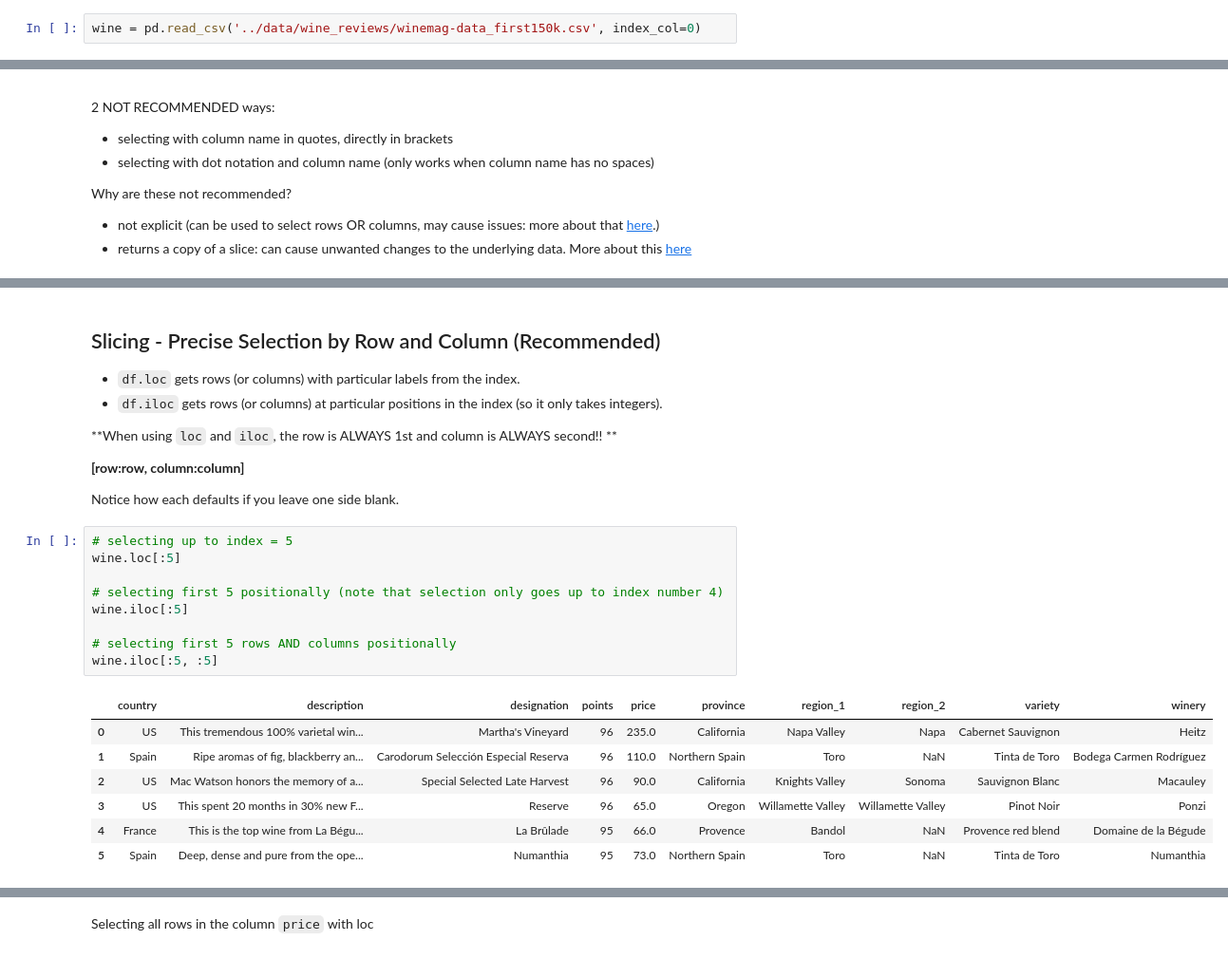
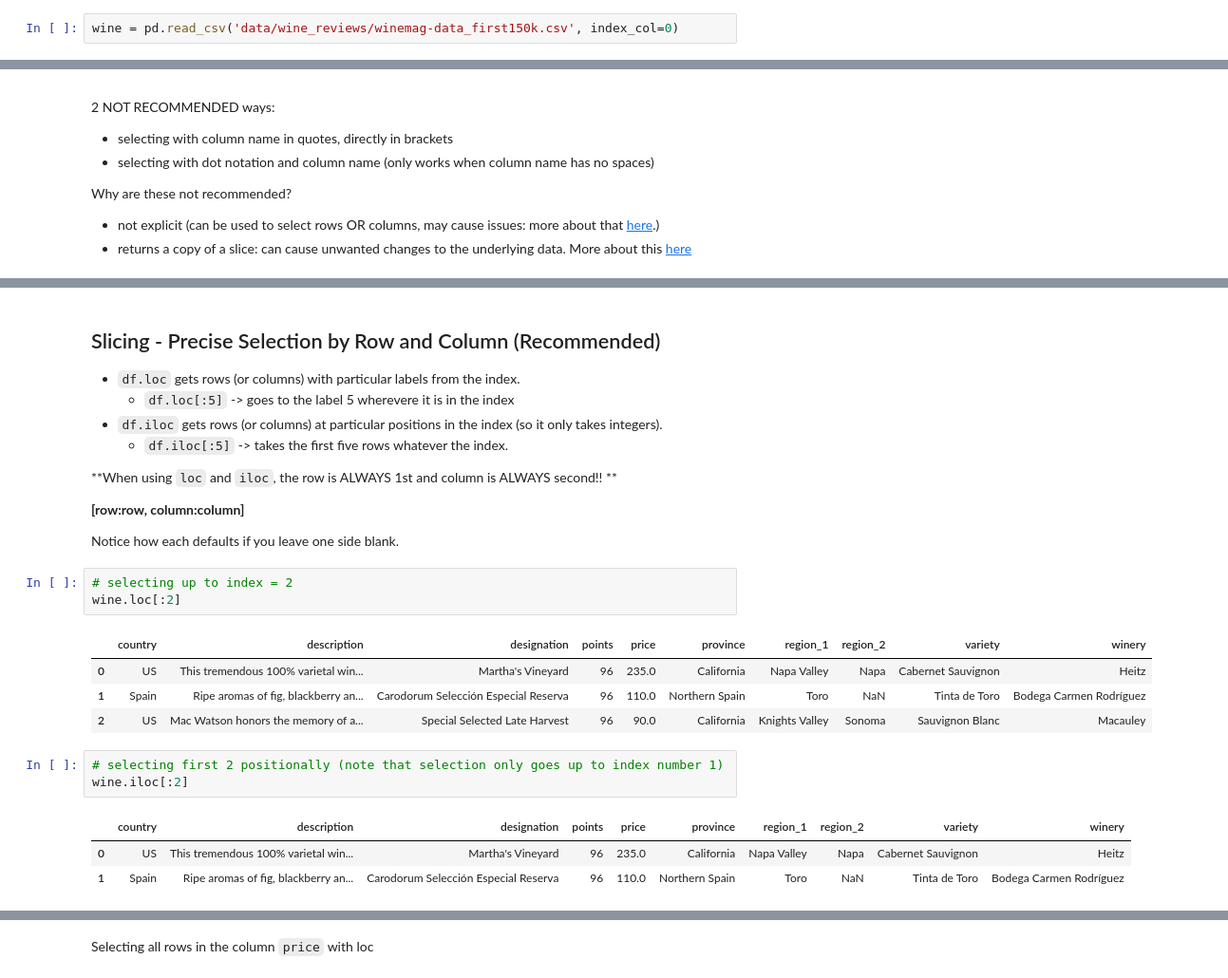
Before and after one commit to MaCoZu/dsr, a Jupyter notebook: DSR_Pandas/1. Intro to Pandas-answers.ipynb, the cells around one changed output, grey strips where cells are left out. Shown at 95% size. Cells and saved outputs as stored; diff of their text form.

```diff
--- a/DSR_Pandas/1. Intro to Pandas-answers.ipynb
+++ b/DSR_Pandas/1. Intro to Pandas-answers.ipynb
@@ -70,7 +71,7 @@ Throughout this tutorial, we will use practice data sets. Here, we use a dataset
 
 We use the read_csv function to load data from a csv file into a DataFrame:
 # %%
-wine = pd.read_csv('../data/wine_reviews/winemag-data_first150k.csv', index_col=0)
+wine = pd.read_csv('data/wine_reviews/winemag-data_first150k.csv', index_col=0)
 # %% [markdown]
 ### Quickly viewing data
 
@@ -175,28 +178,27 @@ Name: country, Length: 150930, dtype: object
 # %% [markdown]
 ## Slicing - Precise Selection by Row and Column (Recommended)
 - `df.loc` gets rows (or columns) with particular labels from the index.
+  - `df.loc[:5]` -> goes to the label 5 wherevere it is in the index
 - `df.iloc` gets rows (or columns) at particular positions in the index (so it only takes integers).
-
+  - `df.iloc[:5]` -> takes the first five rows whatever the index.
 
 **When using `loc` and `iloc`, the row is ALWAYS 1st and column is ALWAYS second!! **
 
 **[row:row, column:column]**
 
 Notice how each defaults if you leave one side blank.
+# %%
+# selecting up to index = 2
+wine.loc[:2]
+# %% [output]
+|  | country | description | designation | points | price | province | region_1 | region_2 | variety | winery |
+| 0 | US | This tremendous 100% varietal win... | Martha's Vineyard | 96 | 235.0 | California | Napa Valley | Napa | Cabernet Sauvignon | Heitz |
+| 1 | Spain | Ripe aromas of fig, blackberry an... | Carodorum Selección Especial Reserva | 96 | 110.0 | Northern Spain | Toro | NaN | Tinta de Toro | Bodega Carmen Rodríguez |
+| 2 | US | Mac Watson honors the memory of a... | Special Selected Late Harvest | 96 | 90.0 | California | Knights Valley | Sonoma | Sauvignon Blanc | Macauley |
 # %%
-# selecting up to index = 5
-wine.loc[:5]
-
-# selecting first 5 positionally (note that selection only goes up to index number 4)
-wine.iloc[:5]
-
-# selecting first 5 rows AND columns positionally
-wine.iloc[:5, :5]
+# selecting first 2 positionally (note that selection only goes up to index number 1)
+wine.iloc[:2]
 # %% [output]
 |  | country | description | designation | points | price | province | region_1 | region_2 | variety | winery |
 | 0 | US | This tremendous 100% varietal win... | Martha's Vineyard | 96 | 235.0 | California | Napa Valley | Napa | Cabernet Sauvignon | Heitz |
 | 1 | Spain | Ripe aromas of fig, blackberry an... | Carodorum Selección Especial Reserva | 96 | 110.0 | Northern Spain | Toro | NaN | Tinta de Toro | Bodega Carmen Rodríguez |
-| 2 | US | Mac Watson honors the memory of a... | Special Selected Late Harvest | 96 | 90.0 | California | Knights Valley | Sonoma | Sauvignon Blanc | Macauley |
-| 3 | US | This spent 20 months in 30% new F... | Reserve | 96 | 65.0 | Oregon | Willamette Valley | Willamette Valley | Pinot Noir | Ponzi |
-| 4 | France | This is the top wine from La Bégu... | La Brûlade | 95 | 66.0 | Provence | Bandol | NaN | Provence red blend | Domaine de la Bégude |
-| 5 | Spain | Deep, dense and pure from the ope... | Numanthia | 95 | 73.0 | Northern Spain | Toro | NaN | Tinta de Toro | Numanthia |
```
Also changed, not shown: parts of 16 cells of this notebook, 1 other file.
